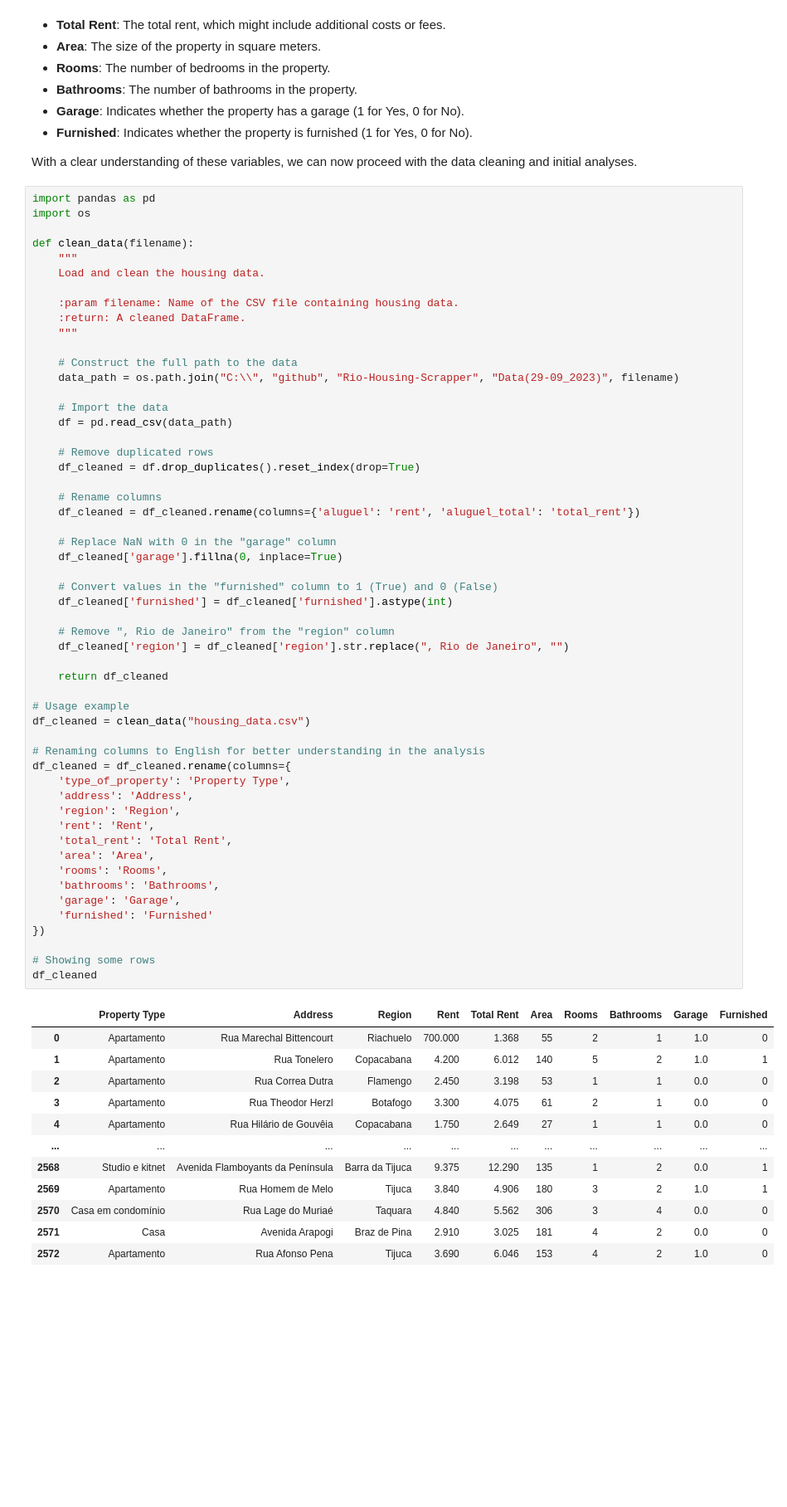
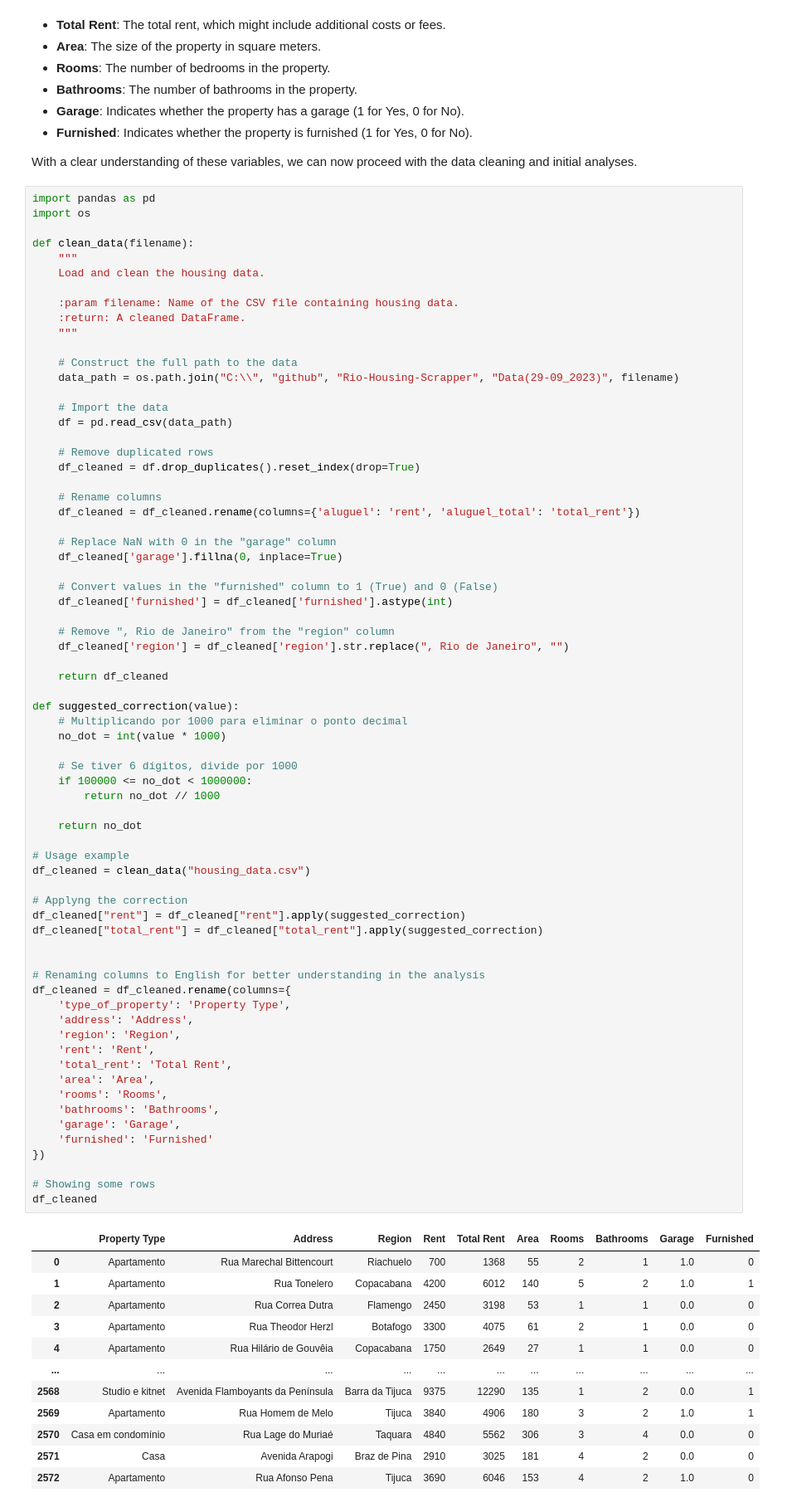
Before and after one commit to valeriolonde/Rio-Housing-Scrapper, a Jupyter notebook: Descriptive statistics.ipynb, the cells around one changed output. Shown at 83% size. Drawn from its saved outputs; the diff is of its cells as text; blank space fills up the shorter version.

```diff
--- a/Descriptive statistics.ipynb
+++ b/Descriptive statistics.ipynb
@@ -48,44 +48,59 @@ def clean_data(filename):
 
     # Convert values in the "furnished" column to 1 (True) and 0 (False)
     df_cleaned['furnished'] = df_cleaned['furnished'].astype(int)
 
     # Remove ", Rio de Janeiro" from the "region" column
     df_cleaned['region'] = df_cleaned['region'].str.replace(", Rio de Janeiro", "")
 
     return df_cleaned
 
+def suggested_correction(value):
+    # Multiplicando por 1000 para eliminar o ponto decimal
+    no_dot = int(value * 1000)
+
+    # Se tiver 6 dígitos, divide por 1000
+    if 100000 <= no_dot < 1000000:
+        return no_dot // 1000
+
+    return no_dot
+
 # Usage example
 df_cleaned = clean_data("housing_data.csv")
+
+# Applyng the correction
+df_cleaned["rent"] = df_cleaned["rent"].apply(suggested_correction)
+df_cleaned["total_rent"] = df_cleaned["total_rent"].apply(suggested_correction)
+
 
 # Renaming columns to English for better understanding in the analysis
 df_cleaned = df_cleaned.rename(columns={
     'type_of_property': 'Property Type',
     'address': 'Address',
     'region': 'Region',
     'rent': 'Rent',
     'total_rent': 'Total Rent',
     'area': 'Area',
     'rooms': 'Rooms',
     'bathrooms': 'Bathrooms',
     'garage': 'Garage',
     'furnished': 'Furnished'
 })
 
 # Showing some rows
 df_cleaned
 # %% [output]
 |  | Property Type | Address | Region | Rent | Total Rent | Area | Rooms | Bathrooms | Garage | Furnished |
-| 0 | Apartamento | Rua Marechal Bittencourt | Riachuelo | 700.000 | 1.368 | 55 | 2 | 1 | 1.0 | 0 |
-| 1 | Apartamento | Rua Tonelero | Copacabana | 4.200 | 6.012 | 140 | 5 | 2 | 1.0 | 1 |
-| 2 | Apartamento | Rua Correa Dutra | Flamengo | 2.450 | 3.198 | 53 | 1 | 1 | 0.0 | 0 |
-| 3 | Apartamento | Rua Theodor Herzl | Botafogo | 3.300 | 4.075 | 61 | 2 | 1 | 0.0 | 0 |
-| 4 | Apartamento | Rua Hilário de Gouvêia | Copacabana | 1.750 | 2.649 | 27 | 1 | 1 | 0.0 | 0 |
+| 0 | Apartamento | Rua Marechal Bittencourt | Riachuelo | 700 | 1368 | 55 | 2 | 1 | 1.0 | 0 |
+| 1 | Apartamento | Rua Tonelero | Copacabana | 4200 | 6012 | 140 | 5 | 2 | 1.0 | 1 |
+| 2 | Apartamento | Rua Correa Dutra | Flamengo | 2450 | 3198 | 53 | 1 | 1 | 0.0 | 0 |
+| 3 | Apartamento | Rua Theodor Herzl | Botafogo | 3300 | 4075 | 61 | 2 | 1 | 0.0 | 0 |
+| 4 | Apartamento | Rua Hilário de Gouvêia | Copacabana | 1750 | 2649 | 27 | 1 | 1 | 0.0 | 0 |
 | ... | ... | ... | ... | ... | ... | ... | ... | ... | ... | ... |
-| 2568 | Studio e kitnet | Avenida Flamboyants da Península | Barra da Tijuca | 9.375 | 12.290 | 135 | 1 | 2 | 0.0 | 1 |
-| 2569 | Apartamento | Rua Homem de Melo | Tijuca | 3.840 | 4.906 | 180 | 3 | 2 | 1.0 | 1 |
-| 2570 | Casa em condomínio | Rua Lage do Muriaé | Taquara | 4.840 | 5.562 | 306 | 3 | 4 | 0.0 | 0 |
-| 2571 | Casa | Avenida Arapogi | Braz de Pina | 2.910 | 3.025 | 181 | 4 | 2 | 0.0 | 0 |
-| 2572 | Apartamento | Rua Afonso Pena | Tijuca | 3.690 | 6.046 | 153 | 4 | 2 | 1.0 | 0 |
+| 2568 | Studio e kitnet | Avenida Flamboyants da Península | Barra da Tijuca | 9375 | 12290 | 135 | 1 | 2 | 0.0 | 1 |
+| 2569 | Apartamento | Rua Homem de Melo | Tijuca | 3840 | 4906 | 180 | 3 | 2 | 1.0 | 1 |
+| 2570 | Casa em condomínio | Rua Lage do Muriaé | Taquara | 4840 | 5562 | 306 | 3 | 4 | 0.0 | 0 |
+| 2571 | Casa | Avenida Arapogi | Braz de Pina | 2910 | 3025 | 181 | 4 | 2 | 0.0 | 0 |
+| 2572 | Apartamento | Rua Afonso Pena | Tijuca | 3690 | 6046 | 153 | 4 | 2 | 1.0 | 0 |
 2573 rows × 10 columns
 # %%
 ## saving the data_frame
```
Also changed, not shown: parts of 14 cells of this notebook, 1 other file.
